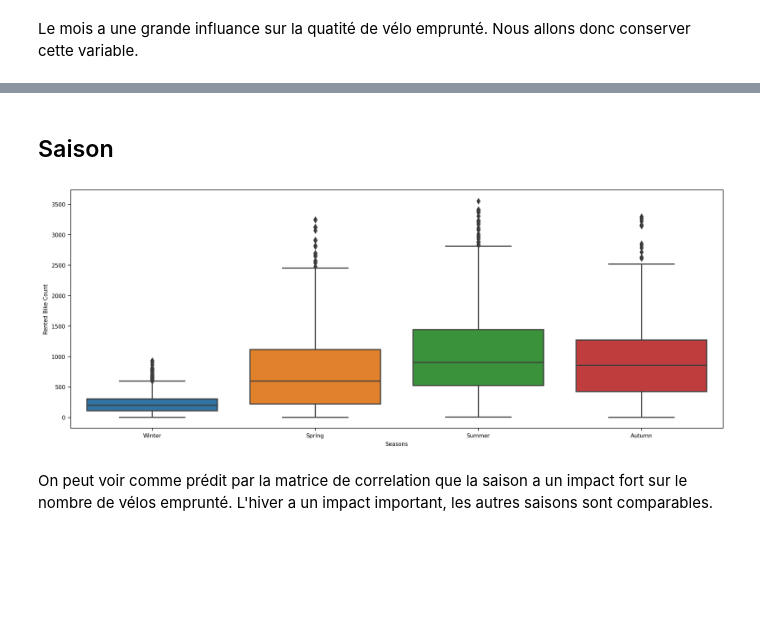
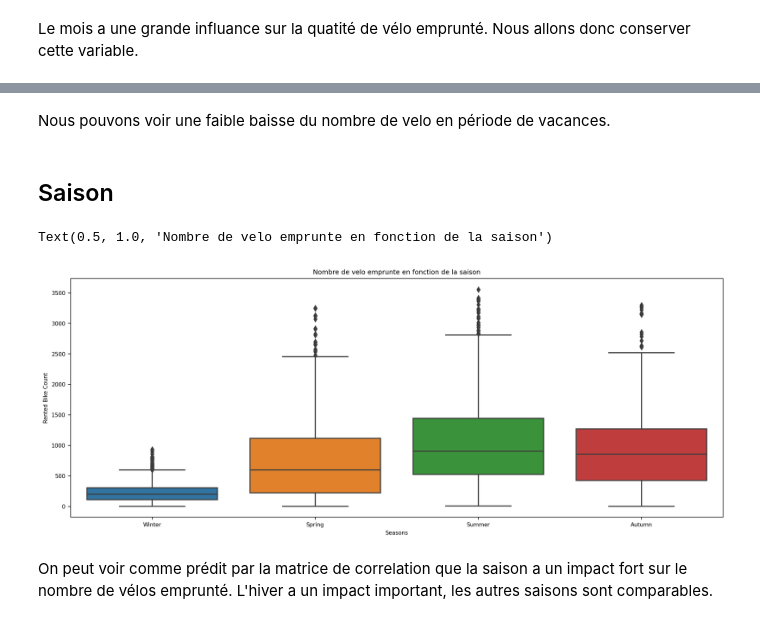
Before and after one commit to Raiyol/python-project, a Jupyter notebook: datavis.ipynb, the cells around one changed output, grey strips where cells are left out. Drawn from its saved outputs; the diff is of its cells as text; code cells hidden in the pictures; blank space fills up the shorter version.

```diff
--- a/datavis.ipynb
+++ b/datavis.ipynb
@@ -212,9 +211,13 @@ data.loc[data['month'] == 'December', 'month (int)'] = 12
+# %% [markdown]
+Nous pouvons voir une faible baisse du nombre de velo en période de vacances.
 # %% [markdown]
 ## Saison
 # %%
 ax = sns.boxplot(x="Seasons", y="Rented Bike Count", data=data)
+plt.title('Nombre de velo emprunte en fonction de la saison')
 # %% [output]
+Text(0.5, 1.0, 'Nombre de velo emprunte en fonction de la saison')
-[figure, old version]
+[figure, new version]
 # %% [markdown]
 On peut voir comme prédit par la matrice de correlation que la saison a un impact fort sur le nombre de vélos emprunté.
 L'hiver a un impact important, les autres saisons sont comparables.
```
Also changed, not shown: parts of 6 cells of this notebook.
